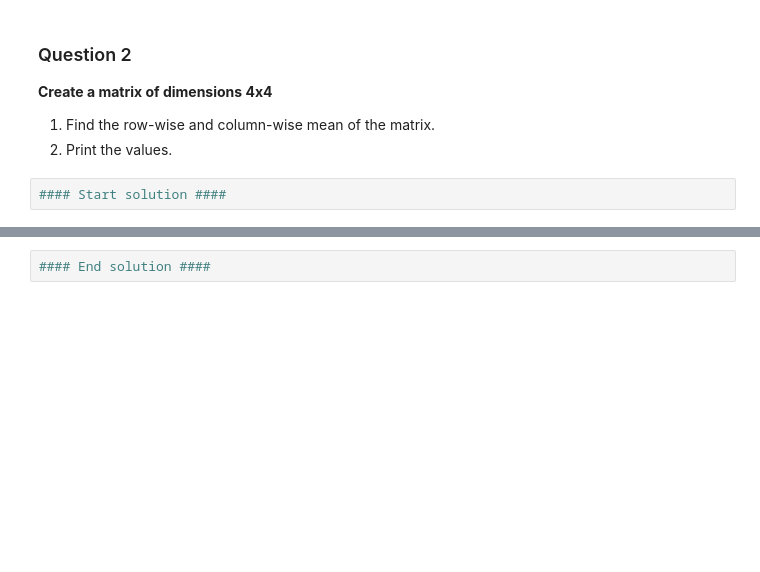
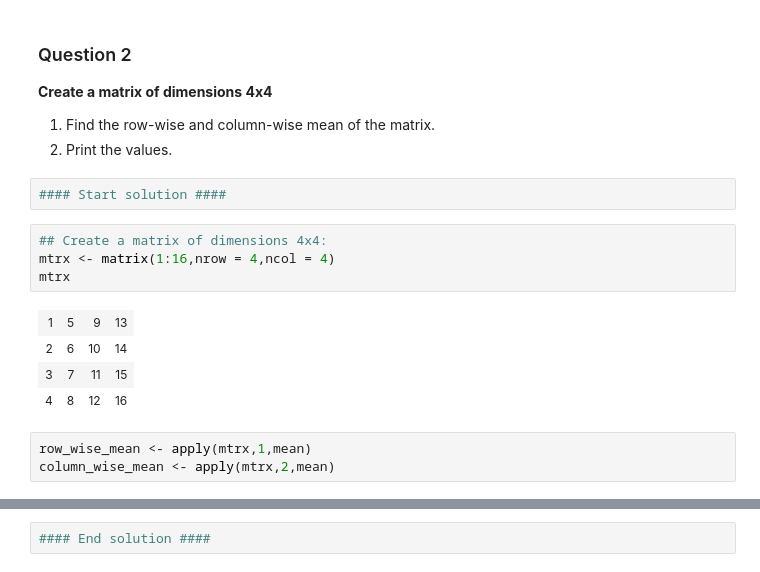
Before and after one commit to Zulaikha-noor/R_Programming, a Jupyter notebook: Introduction to R.ipynb, the cells around one changed output, grey strips where cells are left out. Cells and saved outputs as stored; diff of their text form; blank space fills up the shorter version.

```diff
--- a/Introduction to R.ipynb
+++ b/Introduction to R.ipynb
@@ -181,3 +523,15 @@ mtrx_1
 2. Print the values.
 # %%
 #### Start solution ####
+# %%
+## Create a matrix of dimensions 4x4:
+mtrx <- matrix(1:16,nrow = 4,ncol = 4)
+mtrx
+# %% [output]
+| 1 | 5 | 9 | 13 |
+| 2 | 6 | 10 | 14 |
+| 3 | 7 | 11 | 15 |
+| 4 | 8 | 12 | 16 |
+# %%
+row_wise_mean <- apply(mtrx,1,mean)
+column_wise_mean <- apply(mtrx,2,mean)
```
Also changed, not shown: parts of 43 cells of this notebook.
